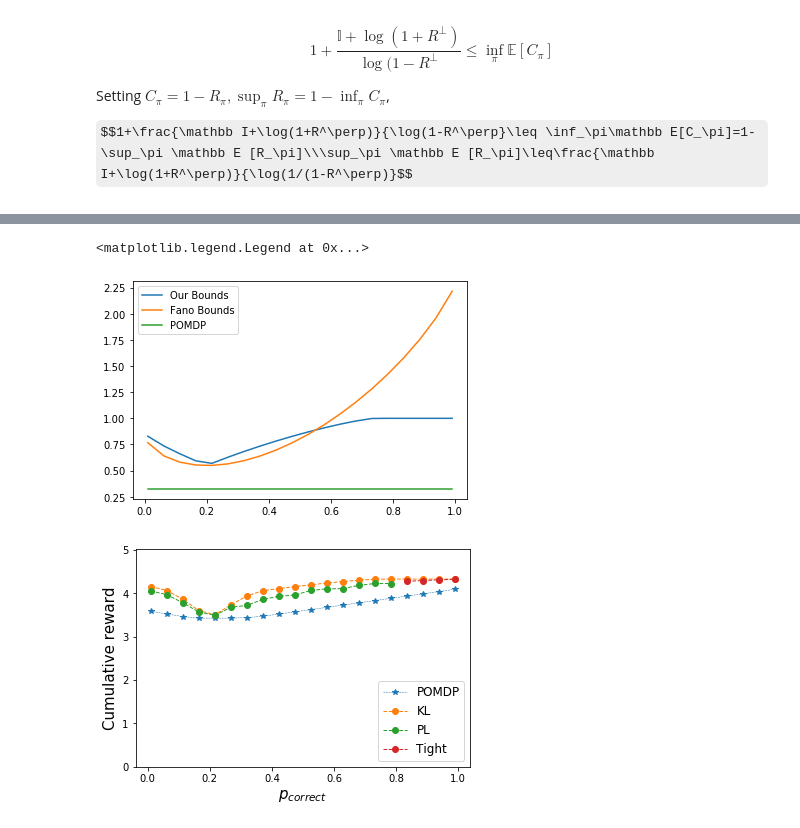
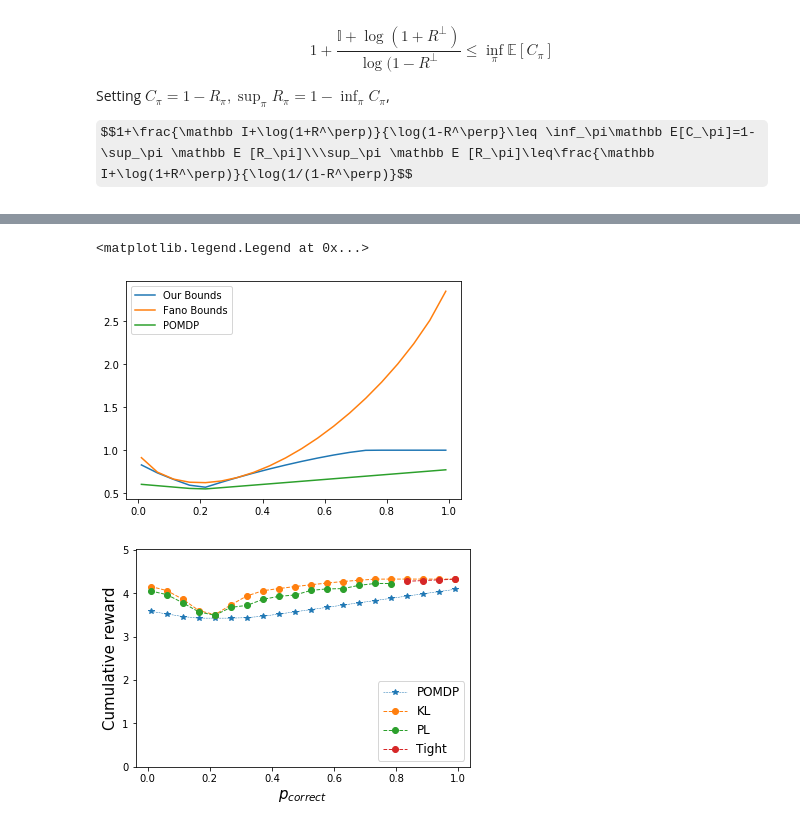
Before and after one commit to irom-lab/performance-limits, a Jupyter notebook: lava-problem/Fano.ipynb, the cells around one changed output, grey strips where cells are left out. Drawn from its saved outputs; the diff is of its cells as text; code cells hidden in the pictures; some formulas as TeX source.

Commit message:
Fixed one-step POMDP

```diff
--- a/lava-problem/Fano.ipynb
+++ b/lava-problem/Fano.ipynb
@@ -83,5 +83,5 @@ bounds_Fano = []
 for p_correct in p_correct_vals:
     nx, nu, ny, T, p0, px_x, py_x, R, R0_expected = lava_problem(['--p_correct', str(p_correct), '--reward_x', str(reward_x)])
     Rt_perp, I = compute_RI(nx, nu, ny, T, p0, px_x, py_x, R, R0_expected)
-    Fano_b = bound_Fano(Rt_perp, I)
+    Fano_b = bound_Fano(1-Rt_perp, I)
     bounds_Fano.append(Fano_b)
@@ -87,0 +92,22 @@ for p_correct in p_correct_vals:
+# %%
+# 1-step POMDP Bruteforce
+import numpy as np
+p_correct_vals = np.linspace(0.01, 0.99, 20)
+r_right = np.array([0.1,1,1,0.0])
+r_left = np.array([0.1,0.1,1,1,0])
+
+p0 = 0.25
+
+def V1_b_cond_zi(p_c, i):
+    V_right = (r_right[i-1]*p_c+np.sum(np.delete(r_right,i-1))*(1-p_c)/4)*p0
+    V_left = (r_left[i-1]*p_c+np.sum(np.delete(r_left,i-1))*(1-p_c)/4)*p0
+    return max(V_right, V_left)
+
+Value_funcs = []
+for p_c in p_correct_vals:
+    Vc = 0
+    for i in range(5):
+        V1_i = V1_b_cond_zi(p_c,i)
+        Vc += V1_i
+    print(Vc)
+    Value_funcs.append(Vc)
@@ -88,6 +135,11 @@ for p_correct in p_correct_vals:
 # %%
+import numpy as np
 from lava_problem_pomdp_one_step import main as lava_problem_pomdp
+p_correct_vals = np.linspace(0.01, 0.99, 20)
+reward_xs = np.array([0.1])
+reward_x = reward_xs[0]
 opt_values = []
+
 for p_correct in p_correct_vals:
     opt_value = lava_problem_pomdp(['--p_correct', str(p_correct), '--reward_x', str(reward_x)])
     opt_values.append(opt_value)
@@ -112,11 +164,11 @@ Optimal cost:  0.675
 # %%
 plt.plot(p_correct_vals,bounds, label='Our Bounds')
 plt.plot(p_correct_vals,bounds_Fano, label='Fano Bounds')
-plt.plot(p_correct_vals,opt_values,label='POMDP')
+plt.plot(p_correct_vals,Value_funcs,label='POMDP')
 plt.legend()
 # %% [output]
 <matplotlib.legend.Legend at 0x...>
-[figure, old version]
+[figure, new version]
 # %%
 np.savez('results/compare_Fano.npz', p_correct_vals = p_correct_vals, our_bounds = bounds, Fano_bounds = bounds_Fano, POMDP_bounds = opt_values)
 # %%
```
Also changed, not shown: parts of 3 cells of this notebook, 5 other files.
